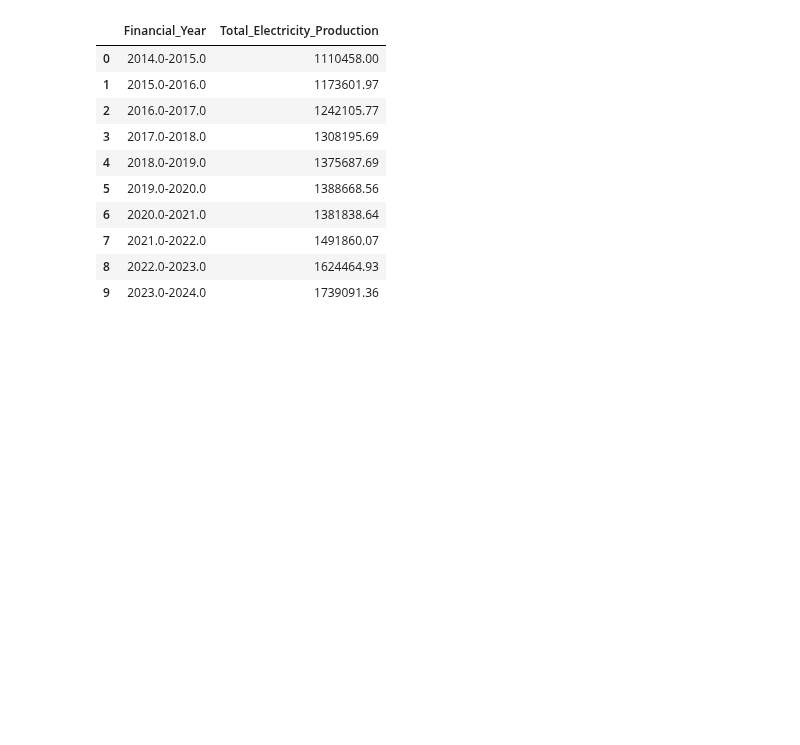
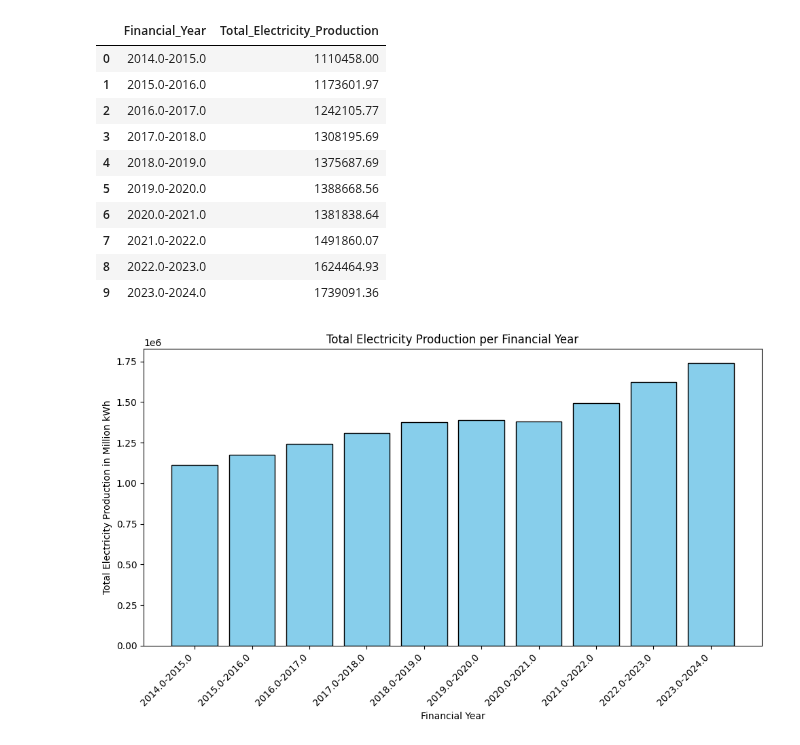
Before and after one commit to jayantxchauhan/India-Energy-Analytics-Model, a Jupyter notebook: PracticeAnalysis1.ipynb, the cells around one changed output. Cells and saved outputs as stored; diff of their text form; code cells hidden in the pictures; blank space fills up the shorter version.

Commit message:
first graph

```diff
--- a/PracticeAnalysis1.ipynb
+++ b/PracticeAnalysis1.ipynb
@@ -22,5 +53,5 @@ import matplotlib.pyplot as plt
 # %%
-df = pd.read_csv(r'C:/Users/Sumit/OneDrive/Documents/GITHUB IBM DA/India-Energy-Analytics-Model/India_monthly_data.csv')
+df = pd.read_csv(r'H:/IBM DA/India-Energy-Analytics-Model/India_monthly_data.csv')
 # %%
 df
 # %% [output]
@@ -120,3 +151,17 @@ ap
 | 7 | 2021.0-2022.0 | 1491860.07 |
 | 8 | 2022.0-2023.0 | 1624464.93 |
 | 9 | 2023.0-2024.0 | 1739091.36 |
+# %%
+financial_year = ap['Financial_Year']
+electricity_production = ap['Total_Electricity_Production']
+# %%
+plt.figure(figsize=(10, 6))
+plt.bar(financial_year, electricity_production, color='skyblue', edgecolor='black')
+plt.xlabel('Financial Year')
+plt.ylabel('Total Electricity Production in Million kWh')
+plt.title('Total Electricity Production per Financial Year')
+plt.xticks(rotation=45, ha='right')
+plt.tight_layout()
+plt.show()
+# %% [output]
+[figure, added]
```
Also changed, not shown: parts of 3 cells of this notebook.
